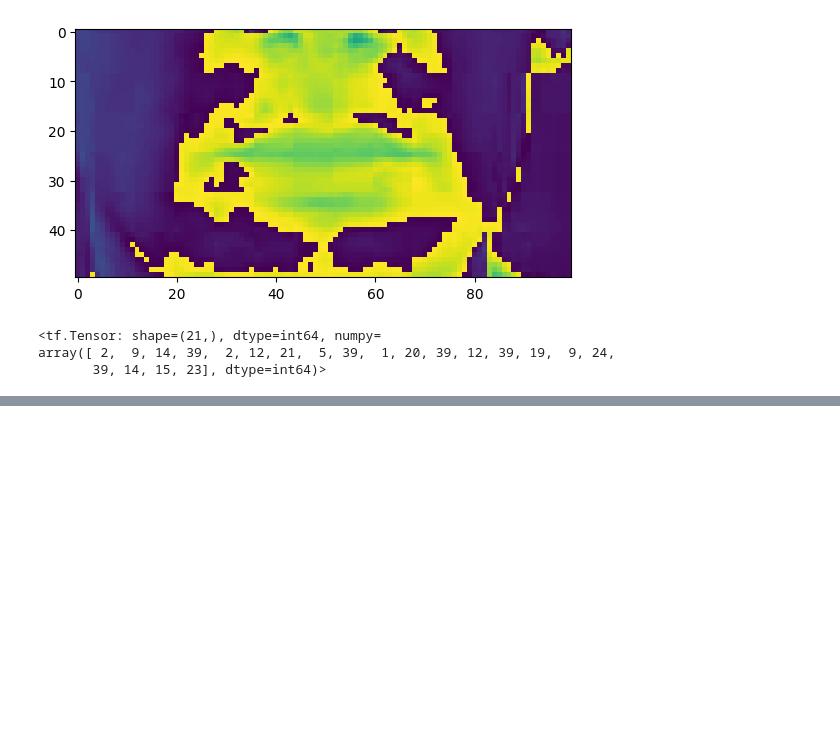
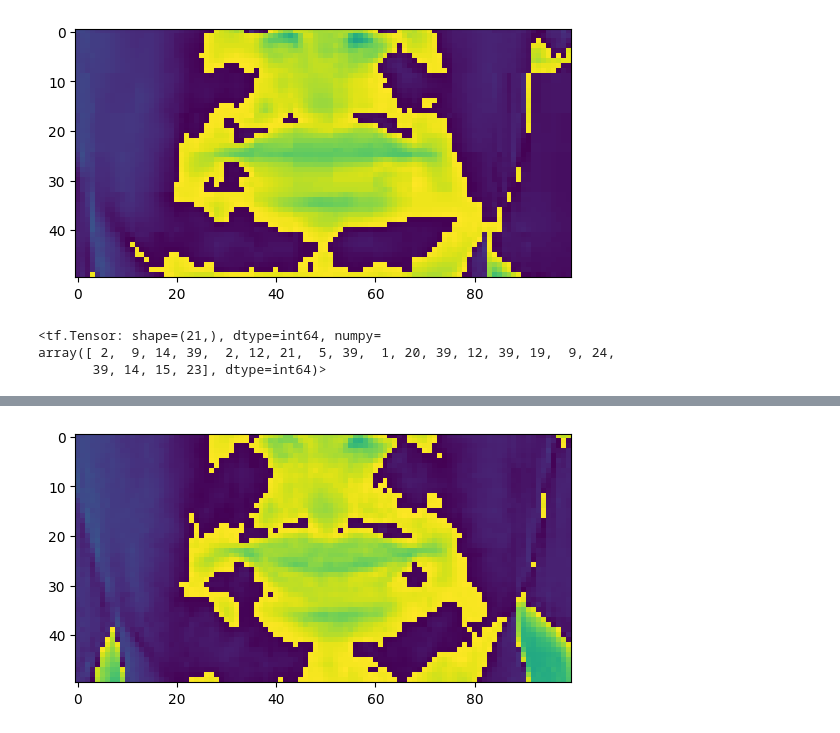
Before and after one commit to soham-slp/Lipnet_lipreading, a Jupyter notebook: Model.ipynb, the cells around one changed output, grey strips where cells are left out. Saved outputs shown, nothing was run; the diff lists cells and outputs as text; code cells hidden in the pictures; blank space fills up the shorter version.

```diff
--- a/Model.ipynb
+++ b/Model.ipynb
@@ -63,0 +72,7 @@ plt.show()
+# %%
+test_data = create_pipeline()
+# %%
+test_iter = test_data.as_numpy_iterator()
+# %%
+val = test_iter.next()
+val[0]
@@ -63,0 +126,5 @@ plt.show()
+# %%
+plt.imshow(val[0][0][32])
+plt.show()
+# %% [output]
+[figure, added]
```
Also changed, not shown: parts of 10 cells of this notebook, 1 other file.
